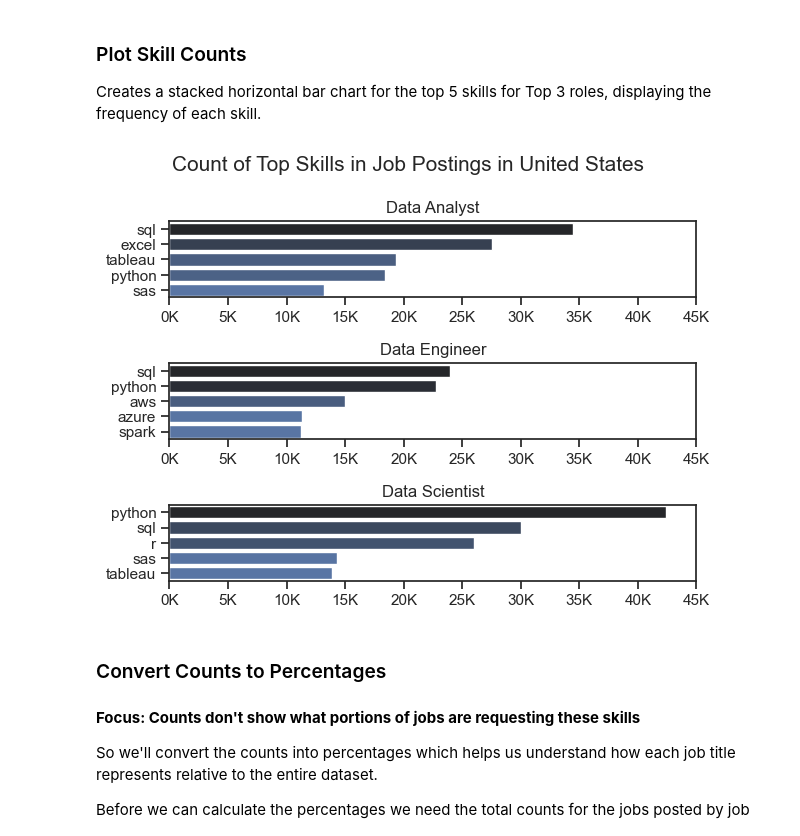
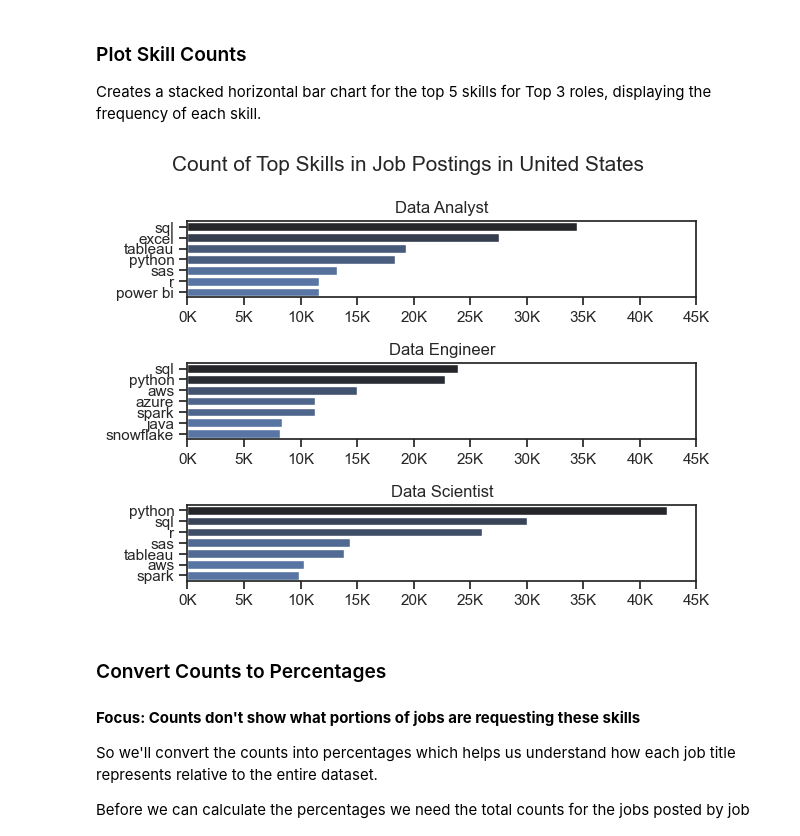
Before and after one commit to amitkr209/Python_and_R_Projects, a Jupyter notebook: 3_Project/2_Skill_Demand.ipynb, the cells around one changed output. Cells and saved outputs as stored; diff of their text form; code cells hidden in the pictures.

```diff
--- a/3_Project/2_Skill_Demand.ipynb
+++ b/3_Project/2_Skill_Demand.ipynb
@@ -199,7 +199,7 @@ fig, ax = plt.subplots(len(job_titles), 1)
 sns.set_theme(style='ticks')
 
 for i, job_title in enumerate(job_titles):
-    df_plot = df_skills_per[df_skills_per['job_title_short'] == job_title].head(5)
+    df_plot = df_skills_per[df_skills_per['job_title_short'] == job_title].head(7)
     sns.barplot(data=df_plot,
                 x='skill_percentage',
                 y='job_skills',
@@ -306,28 +306,28 @@ Creates a stacked horizontal bar chart for the top 5 skills for Top 3 roles, dis
 # %%
 fig, ax = plt.subplots(len(job_titles), 1)
 
 sns.set_theme(style='ticks')
 
 for i, job_title in enumerate(job_titles):
-    df_plot = df_skills_count[df_skills_count['job_title_short'] == job_title].head(5)
+    df_plot = df_skills_count[df_skills_count['job_title_short'] == job_title].head(7)
     sns.barplot(data=df_plot,
                 x='skill_count',
                 y='job_skills',
                 hue='skill_count',
                 palette='dark:b_r',
                 ax=ax[i])
     ax[i].set_title(job_title)
     ax[i].set_xlabel('')
     ax[i].set_ylabel('')
     ax[i].set_xlim(0, 45000)
     ax[i].xaxis.set_major_formatter(plt.FuncFormatter(lambda x, pos: f'{int(x/1000)}K'))
     ax[i].legend().remove()
 
 fig.suptitle("Count of Top Skills in Job Postings in United States", fontsize=15)
 fig.tight_layout()
 plt.show()
 # %% [output]
-[figure, old version]
+[figure, new version]
 # %% [markdown]
 ### Convert Counts to Percentages
 #### **Focus: Counts don't show what portions of jobs are requesting these skills**
```
Also changed, not shown: parts of 1 cell of this notebook.
